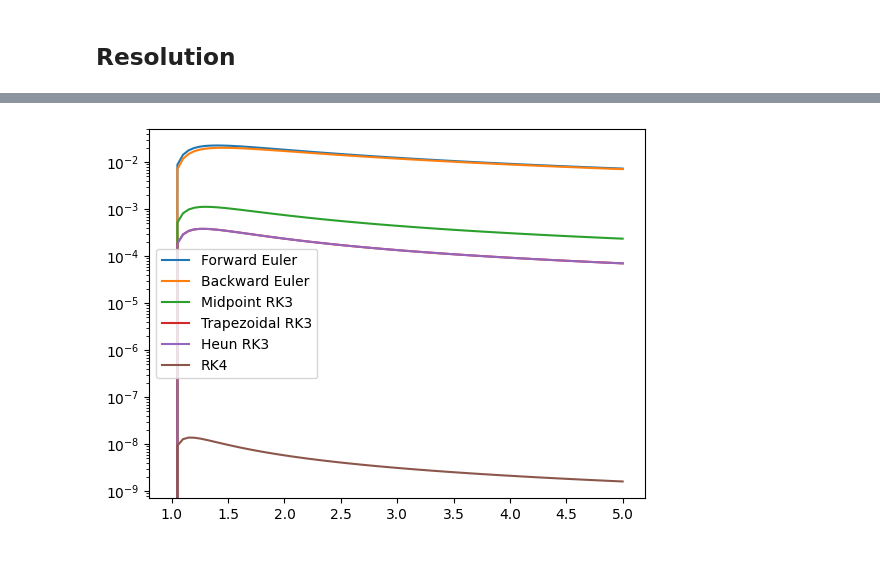
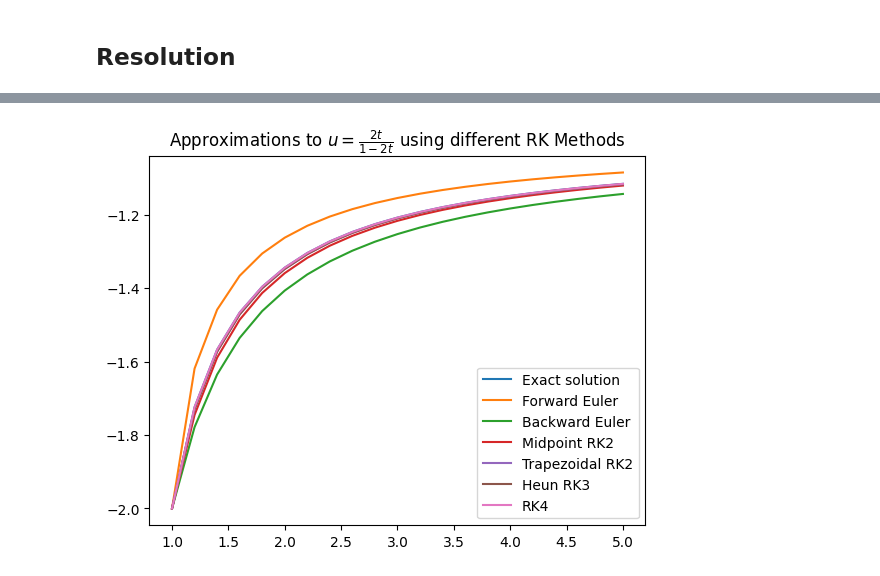
Before and after one commit to Fnixya/Go_Practice, a Jupyter notebook: exercise/opt1.ipynb, the cells around one changed output, grey strips where cells are left out. Saved outputs shown, nothing was run; the diff lists cells and outputs as text; code cells hidden in the pictures.

```diff
--- a/exercise/opt1.ipynb
+++ b/exercise/opt1.ipynb
@@ -14,6 +14,7 @@ import math, matplotlib.pyplot as plt
 Define functions
 # %%
 def exact_solution(u: callable, a: float, b: float, k: float) -> float:
+    """Computes the exact solution of the IVP"""
     N = math.ceil((b-a)/k) + 1
     k = (b-a)/N
 
@@ -25,15 +26,17 @@ def exact_solution(u: callable, a: float, b: float, k: float) -> float:
 def newton_method(f: callable, f_prime: callable, u0: float, tolerance: float, max_iterations: int) -> float:
     """Newton's Method to find the root of a function"""
     u1 = u0
-    for i in range(max_iterations):
-        fx = f(u1)
-        fpx = f_prime(u1)
-        if abs(fpx) < tolerance:  # Avoid division by zero
+    for _ in range(max_iterations):
+        fu = f(u1)
+        fpu = f_prime(u1)
+        # Avoid division by zero
+        if abs(fpu) < tolerance:
             raise ValueError("Derivative is too small; method fails.")
-        x_new = u1 - fx / fpx
-        if abs(x_new - u1) < tolerance:  # Check for convergence
-            return x_new
-        u1 = x_new
+        u_new = u1 - fu / fpu
+        # Check for convergence
+        if abs(u_new - u1) < tolerance:
+            return u_new
+        u1 = u_new
     raise ValueError("Method did not converge within the maximum iterations.")
 # %%
 def forward_euler(f: callable, a: float, b: float, k: float, u0: float) -> list[float]:
@@ -49,7 +52,7 @@ def forward_euler(f: callable, a: float, b: float, k: float, u0: float) -> list[
 
   return u
 
-def backward_euler(f: callable, f_prime: callable, tolerance: float, max_iterations: int, a: float, b: float, k: float, u0: float) -> list[float]:
+def backward_euler(f: callable, f_prime: callable, a: float, b: float, k: float, u0: float, tolerance=0.0001, max_iterations=10) -> list[float]:
   """Backward Euler Method"""
   N = math.ceil((b-a)/k) + 1
   k = (b-a)/N
@@ -143,23 +132,24 @@ plt.show()
 # %%
 # Compute the solutions using the different methods
-error = lambda u, v: [abs(u[i]-v[i]) for i in range(len(u))]
+x_points = [a+k*i for i in range(math.ceil((b-a)/k)+1)]
 
-x_points = [a+k*i for i in range(math.ceil((b-a)/k)+1)]
 y_points = exact_solution(u, a, b, k)
 y_feuler = forward_euler(f, a, b, k, u0)
-y_beuler = backward_euler(f, f_prime, 0.0001, 10, a, b, k, u0)
+y_beuler = backward_euler(f, f_prime, a, b, k, u0, tolerance=0.0001, max_iterations=10)
 y_midpoint = explicit_midpoint(f, a, b, k, u0)
 y_trapezoid = explicit_trapezoidal(f, a, b, k, u0)
 y_heun = heun_rk3(f, a, b, k, u0)
 y_rk4 = rk4(f, a, b, k, u0)
 
-plt.semilogy(x_points, error(y_points, y_feuler), label='Forward Euler')
-plt.semilogy(x_points, error(y_points, y_beuler), label='Backward Euler')
-plt.semilogy(x_points, error(y_points, y_midpoint), label='Midpoint RK3')
-plt.semilogy(x_points, error(y_points, y_trapezoid), label='Trapezoidal RK3')
-plt.semilogy(x_points, error(y_points, y_heun), label='Heun RK3')
-plt.semilogy(x_points, error(y_points, y_rk4), label='RK4')
+plt.plot(x_points, y_points, label='Exact solution')
+plt.plot(x_points, y_feuler, label='Forward Euler')
+plt.plot(x_points, y_beuler, label='Backward Euler')
+plt.plot(x_points, y_midpoint, label='Midpoint RK2')
+plt.plot(x_points, y_trapezoid, label='Trapezoidal RK2')
+plt.plot(x_points, y_heun, label='Heun RK3')
+plt.plot(x_points, y_rk4, label='RK4')
+plt.title("Approximations to $u = \\frac{2t}{1-2t}$ using different RK Methods")
 plt.legend()
 plt.show()
 # %% [output]
-[figure, old version]
+[figure, new version]
```
Also changed, not shown: parts of 2 cells of this notebook.
